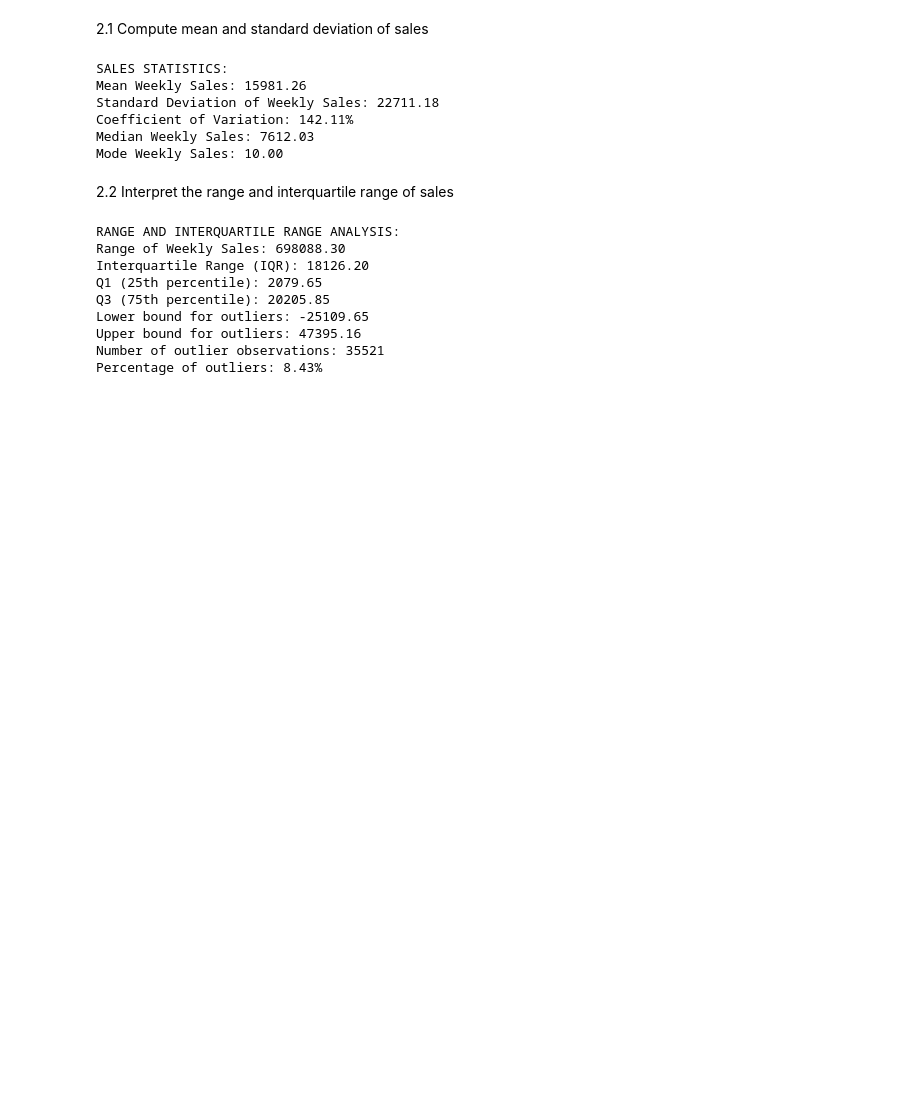
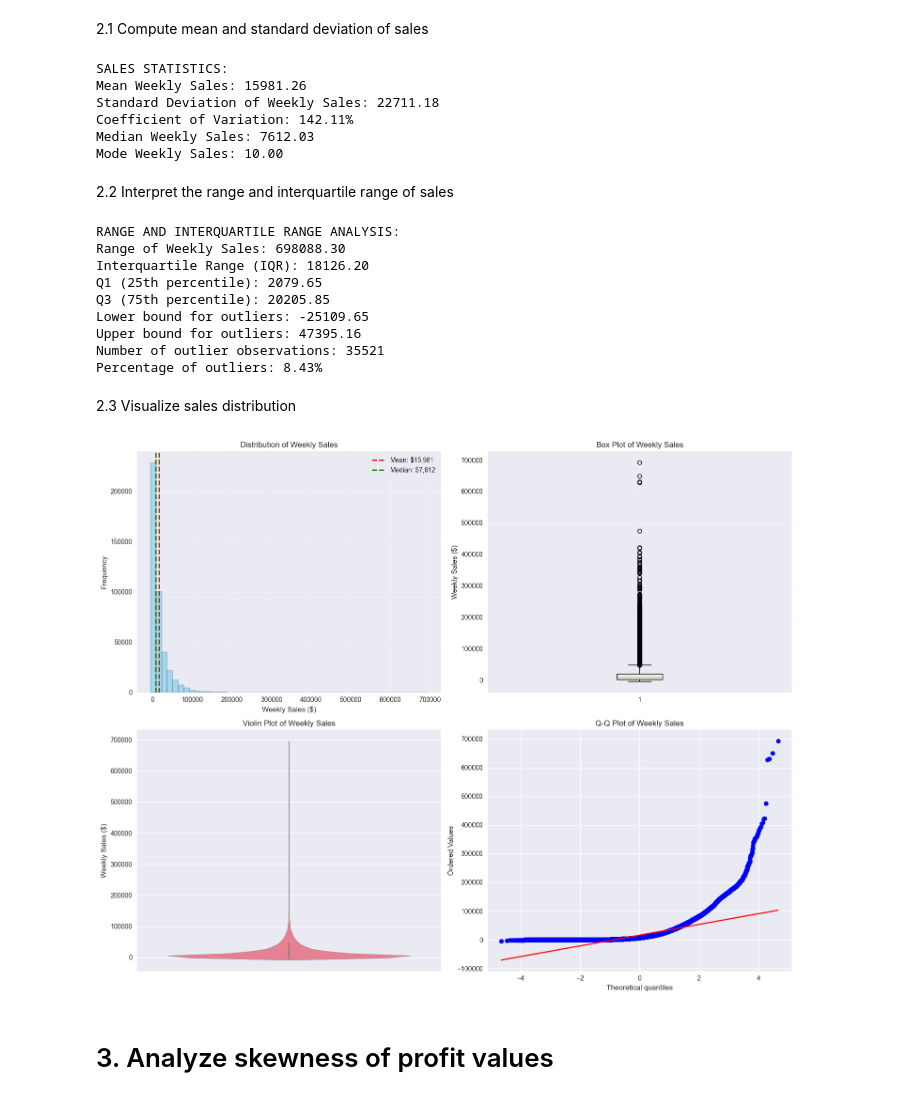
Before and after one commit to Mpitula/Retail-Sales-Forecasting-Statistical-Analysis, a Jupyter notebook: main.ipynb, the cells around one changed output. Cells and saved outputs as stored; diff of their text form; code cells hidden in the pictures; blank space fills up the shorter version.

Commit message:
Visualisation

```diff
--- a/main.ipynb
+++ b/main.ipynb
@@ -160,3 +160,40 @@ Lower bound for outliers: -25109.65
 Upper bound for outliers: 47395.16
 Number of outlier observations: 35521
 Percentage of outliers: 8.43%
+# %% [markdown]
+2.3 Visualize sales distribution
+# %%
+# Create subplots for sales distribution analysis
+fig, axes = plt.subplots(2, 2, figsize=(15, 12))
+
+# Histogram with KDE
+axes[0,0].hist(full_data['Weekly_Sales'], bins=50, alpha=0.7, color='skyblue', edgecolor='black')
+axes[0,0].axvline(mean_sales, color='red', linestyle='--', linewidth=2, label=f'Mean: ${mean_sales:,.0f}')
+axes[0,0].axvline(median_sales, color='green', linestyle='--', linewidth=2, label=f'Median: ${median_sales:,.0f}')
+axes[0,0].set_xlabel('Weekly Sales ($)')
+axes[0,0].set_ylabel('Frequency')
+axes[0,0].set_title('Distribution of Weekly Sales')
+axes[0,0].legend()
+axes[0,0].grid(True, alpha=0.3)
+
+# Box plot
+axes[0,1].boxplot(full_data['Weekly_Sales'])
+axes[0,1].set_ylabel('Weekly Sales ($)')
+axes[0,1].set_title('Box Plot of Weekly Sales')
+axes[0,1].grid(True, alpha=0.3)
+
+# Violin plot
+sns.violinplot(y=full_data['Weekly_Sales'], ax=axes[1,0])
+axes[1,0].set_ylabel('Weekly Sales ($)')
+axes[1,0].set_title('Violin Plot of Weekly Sales')
+
+# Q-Q plot
+stats.probplot(full_data['Weekly_Sales'], dist="norm", plot=axes[1,1])
+axes[1,1].set_title('Q-Q Plot of Weekly Sales')
+
+plt.tight_layout()
+plt.show()
+# %% [output]
+[figure, added]
+# %% [markdown]
+# 3. Analyze skewness of profit values
```
Also changed, not shown: parts of 1 cell of this notebook.
